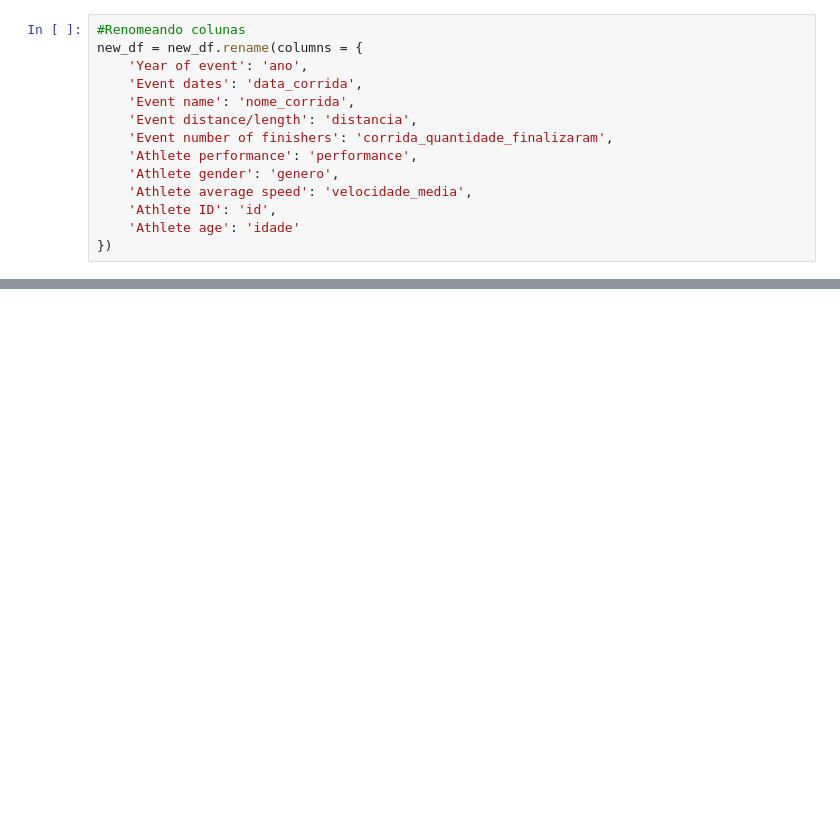
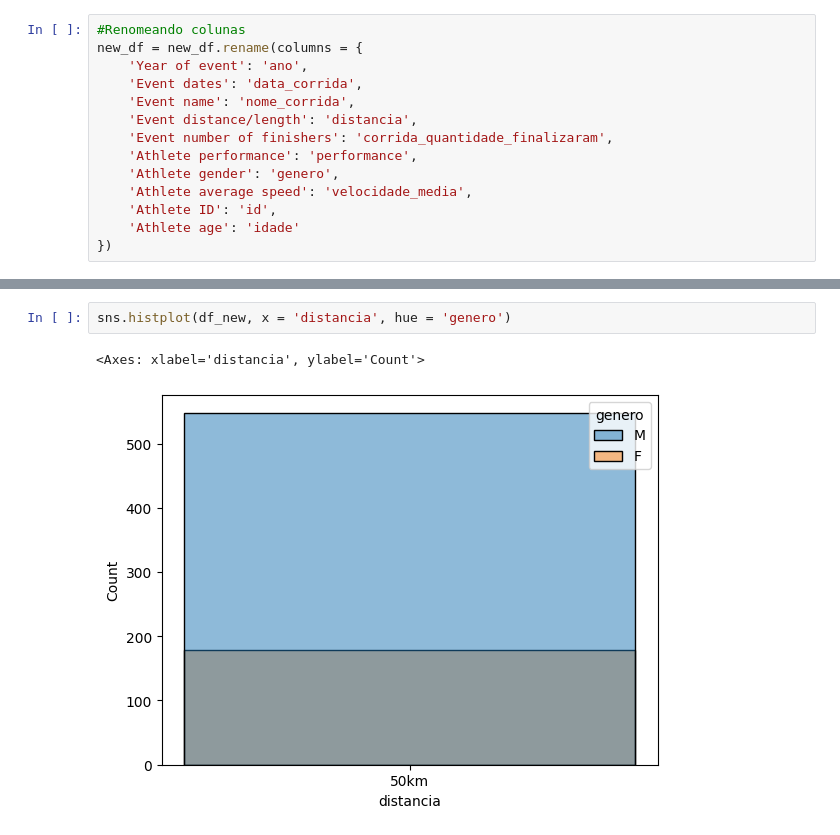
Before and after one commit to Carlos1681/Maratona_DataAnalysis, a Jupyter notebook: Maratona_DataAnalyse.ipynb, the cells around one changed output, grey strips where cells are left out. Cells and saved outputs as stored; diff of their text form; blank space fills up the shorter version.

```diff
--- a/Maratona_DataAnalyse.ipynb
+++ b/Maratona_DataAnalyse.ipynb
@@ -257,0 +300,5 @@ new_df.head()
+# %%
+sns.histplot(df_new, x = 'distancia', hue = 'genero')
+# %% [output]
+<Axes: xlabel='distancia', ylabel='Count'>
+[figure, added]
```
Also changed, not shown: parts of 20 cells of this notebook.
